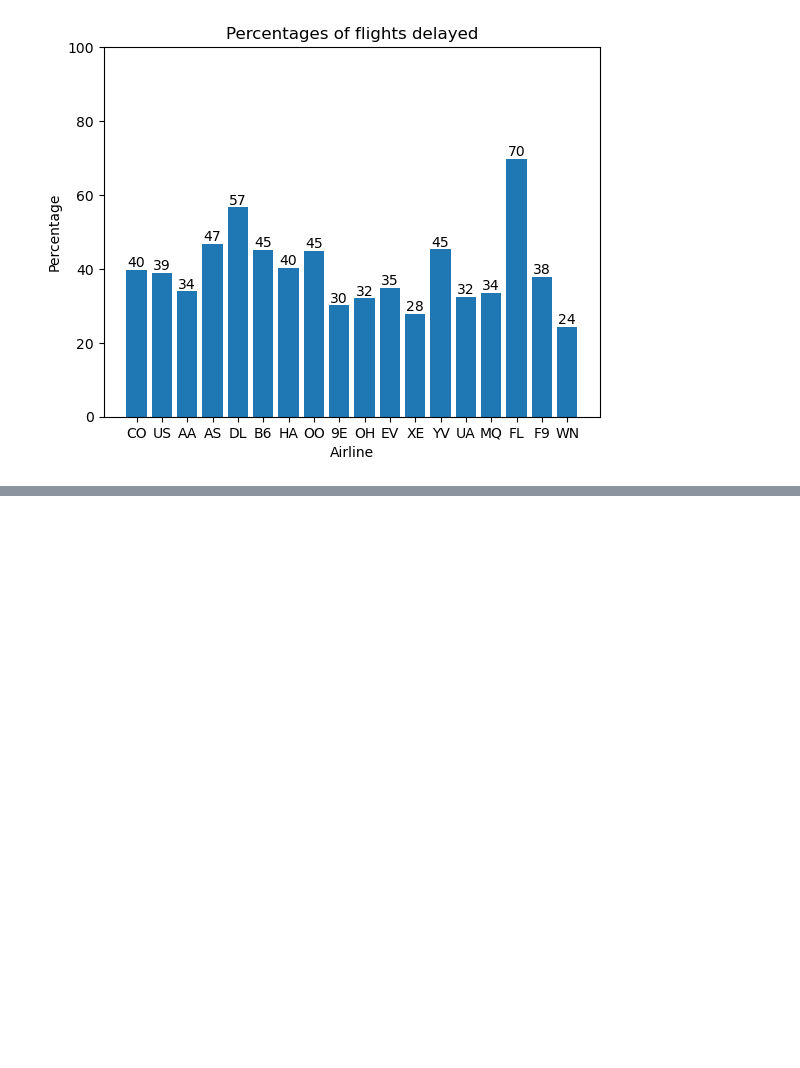
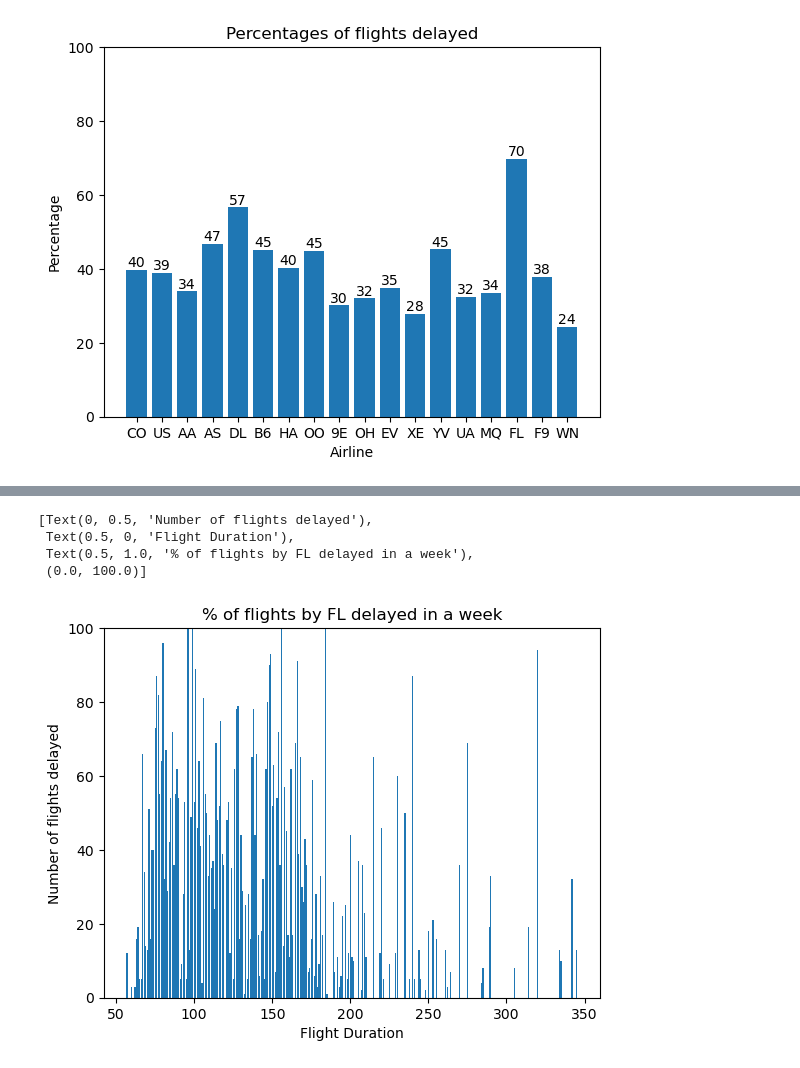
Before and after one commit to ltcolscotty/AirlinesProject, a Jupyter notebook: AirlineAnalysis.ipynb, the cells around one changed output, grey strips where cells are left out. Saved outputs shown, nothing was run; the diff lists cells and outputs as text; code cells hidden in the pictures; blank space fills up the shorter version.

```diff
--- a/AirlineAnalysis.ipynb
+++ b/AirlineAnalysis.ipynb
@@ -93,0 +136,3 @@ ax.bar_label(bar_container, fmt='{:,.0f}')
+# %%
+y_result4D = y_result4.groupby(['Length'])['Delay'].sum()
+x_val2 = y_result4['Length'].unique()
@@ -93,0 +155,11 @@ ax.bar_label(bar_container, fmt='{:,.0f}')
+# %%
+fig, ax = plt.subplots()
+bar_container3 = ax.bar(x_val2, y_result4D)
+ax.set(ylabel='Number of flights delayed', xlabel='Flight Duration' , title='% of flights by FL delayed in a week', ylim=(0, 100))
+#ax.bar_label(bar_container3, fmt='{:,.0f}')
+# %% [output]
+[Text(0, 0.5, 'Number of flights delayed'),
+ Text(0.5, 0, 'Flight Duration'),
+ Text(0.5, 1.0, '% of flights by FL delayed in a week'),
+ (0.0, 100.0)]
+[figure, added]
```
Also changed, not shown: parts of 6 cells of this notebook.
